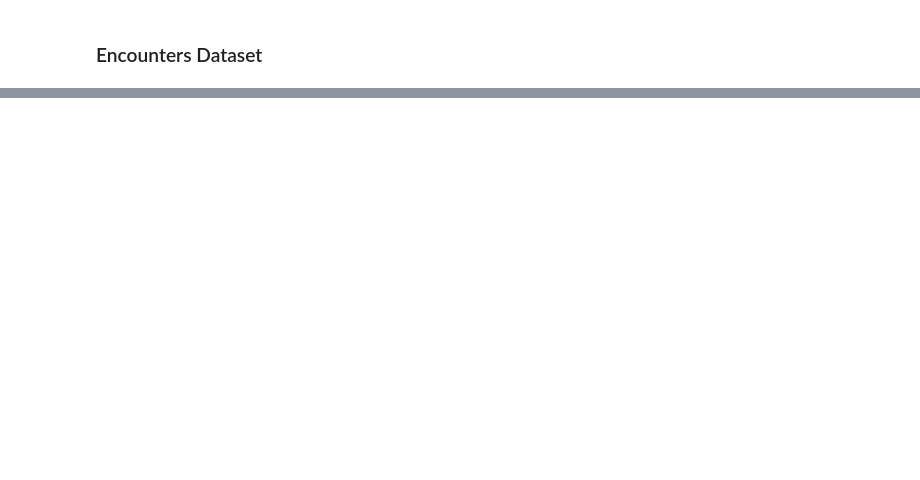
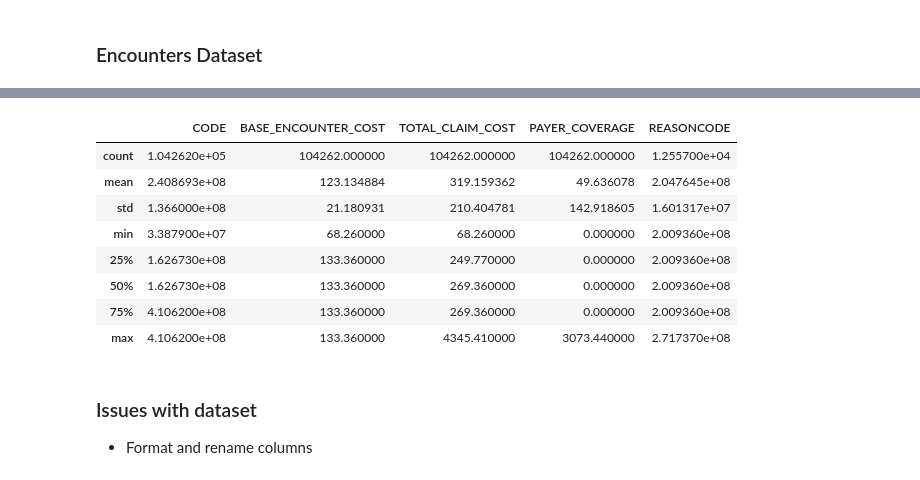
Before and after one commit to ABHISHEKBANKAWAT/Data_Engineering_Task, a Jupyter notebook: Step 1 - Data_quality_check/Dataset_EDA.ipynb, the cells around one changed output, grey strips where cells are left out. Drawn from its saved outputs; the diff is of its cells as text; code cells hidden in the pictures; blank space fills up the shorter version.

```diff
--- a/Step 1 - Data_quality_check/Dataset_EDA.ipynb
+++ b/Step 1 - Data_quality_check/Dataset_EDA.ipynb
@@ -223,3 +257,18 @@ encounters.head()
 | 2 | 678e03b1-21ac-fbfa-3506-17bee72a6335 | 2015-06-10T05:19:43Z | 2015-06-10T05:34:43Z | 92675303-CA5B-136A-169B-E764C5753F06 | 02078b23-a943-3175-b5f0-8d386dd8eb56 | af22b73b-d38f-3d92-8a95-bd57ac2dc3f1 | b046940f-1664-3047-bca7-dfa76be352a4 | wellness | 162673000 | ... |
 | 3 | 45987160-8815-858e-893b-6490a63e919c | 2015-04-10T03:27:04Z | 2015-04-10T03:42:04Z | A0B63E97-B6FD-5FE1-8F2D-2BEC915EFA97 | 44f0ad91-f33b-3fe5-ba4f-868503d593fe | a79c71d6-e0b4-3450-a0e1-ee08146aeb74 | 734afbd6-4794-363b-9bc0-6a3981533ed5 | wellness | 162673000 | ... |
 | 4 | c56e3b19-5a51-0fc8-a82e-8bf89575ca71 | 2016-06-15T05:19:43Z | 2016-06-15T05:34:43Z | 92675303-CA5B-136A-169B-E764C5753F06 | 02078b23-a943-3175-b5f0-8d386dd8eb56 | af22b73b-d38f-3d92-8a95-bd57ac2dc3f1 | b046940f-1664-3047-bca7-dfa76be352a4 | wellness | 162673000 | ... |
+# %%
+encounters.describe()
+# %% [output]
+|  | CODE | BASE_ENCOUNTER_COST | TOTAL_CLAIM_COST | PAYER_COVERAGE | REASONCODE |
+| count | 1.042620e+05 | 104262.000000 | 104262.000000 | 104262.000000 | 1.255700e+04 |
+| mean | 2.408693e+08 | 123.134884 | 319.159362 | 49.636078 | 2.047645e+08 |
+| std | 1.366000e+08 | 21.180931 | 210.404781 | 142.918605 | 1.601317e+07 |
+| min | 3.387900e+07 | 68.260000 | 68.260000 | 0.000000 | 2.009360e+08 |
+| 25% | 1.626730e+08 | 133.360000 | 249.770000 | 0.000000 | 2.009360e+08 |
+| 50% | 1.626730e+08 | 133.360000 | 269.360000 | 0.000000 | 2.009360e+08 |
+| 75% | 4.106200e+08 | 133.360000 | 269.360000 | 0.000000 | 2.009360e+08 |
+| max | 4.106200e+08 | 133.360000 | 4345.410000 | 3073.440000 | 2.717370e+08 |
+# %% [markdown]
+### Issues with dataset
+* Format and rename columns
```
Also changed, not shown: parts of 4 cells of this notebook.
